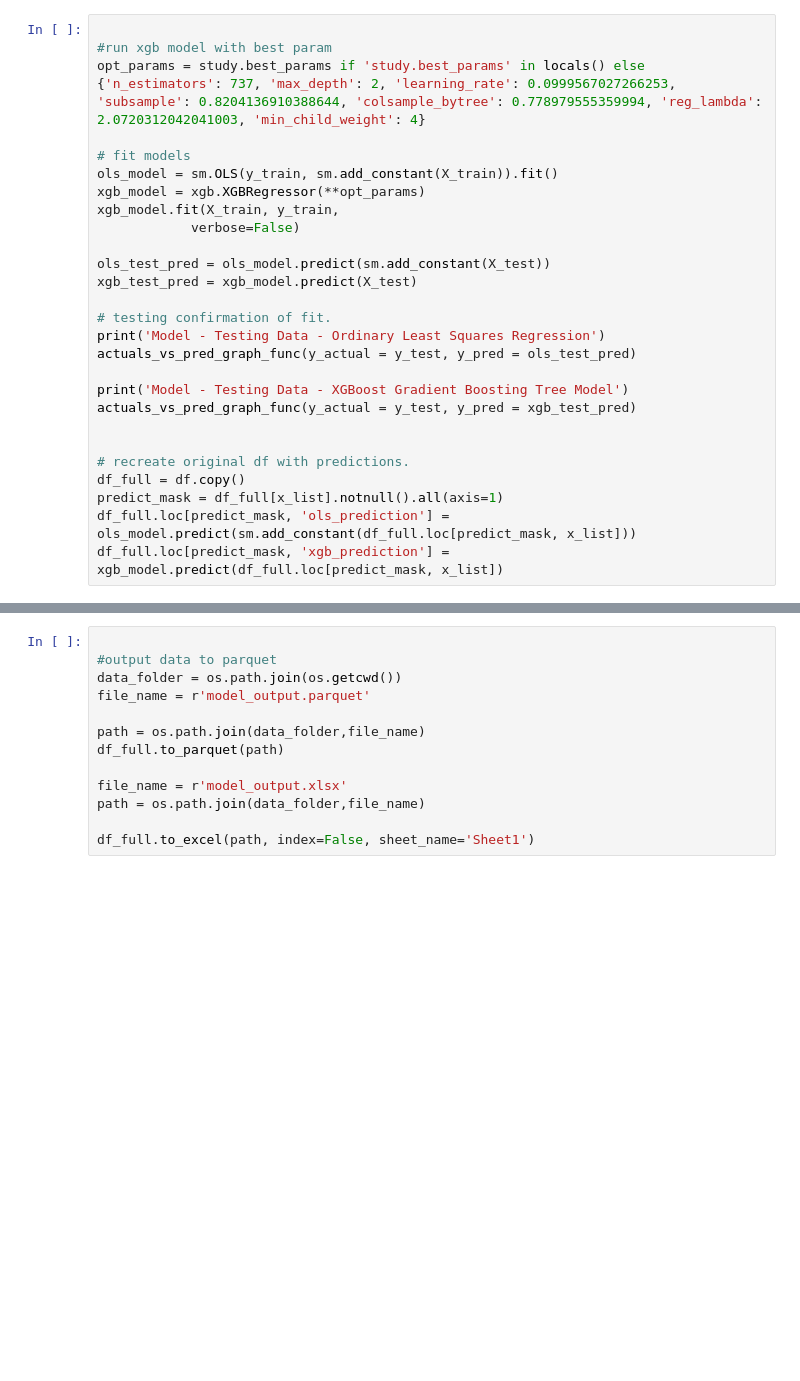
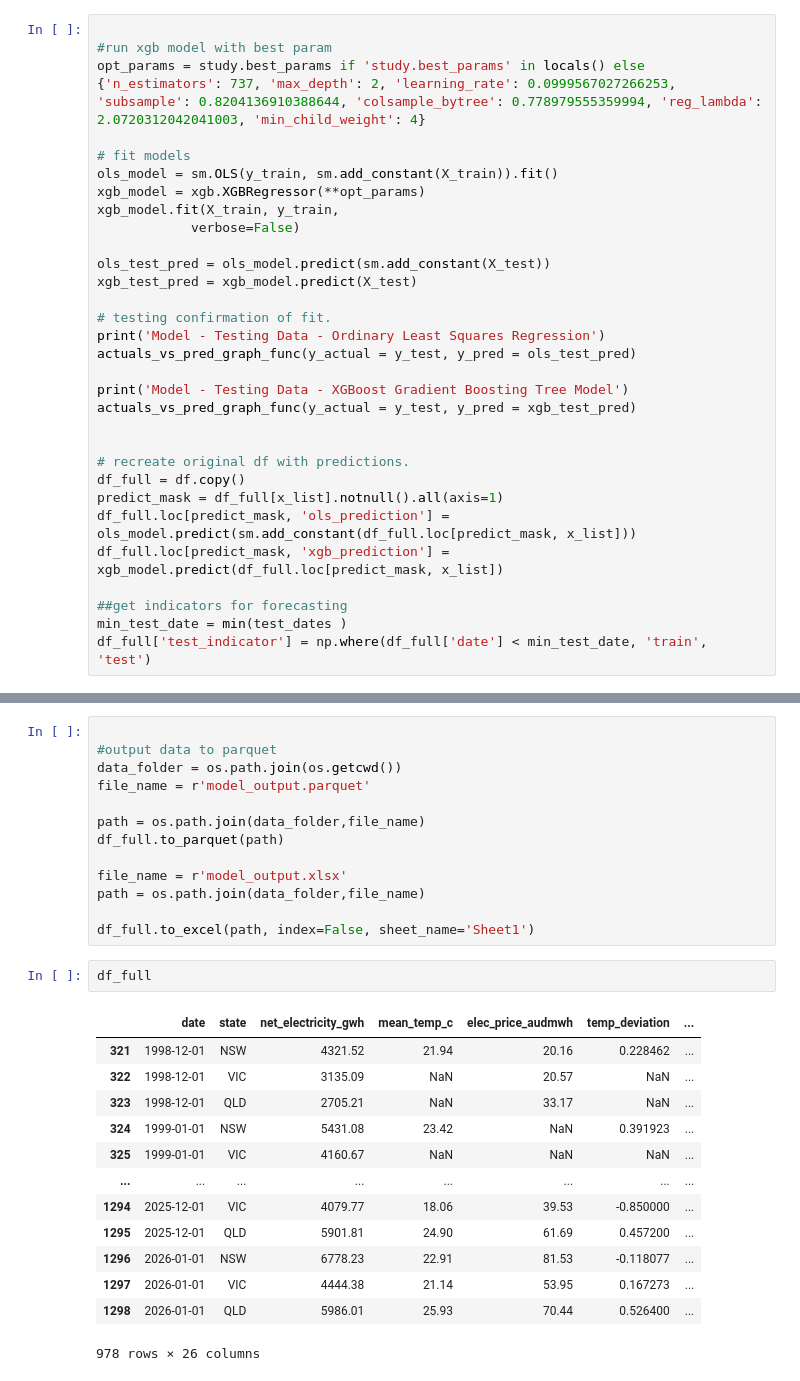
Before and after one commit to DavidP-01/example_analysis_david_p, a Jupyter notebook: Portfolio Output/modelling_script.ipynb, the cells around one changed output, grey strips where cells are left out. Saved outputs shown, nothing was run; the diff lists cells and outputs as text; blank space fills up the shorter version.

```diff
--- a/Portfolio Output/modelling_script.ipynb
+++ b/Portfolio Output/modelling_script.ipynb
@@ -478,6 +478,10 @@ df_full = df.copy()
 predict_mask = df_full[x_list].notnull().all(axis=1)
 df_full.loc[predict_mask, 'ols_prediction'] = ols_model.predict(sm.add_constant(df_full.loc[predict_mask, x_list]))
 df_full.loc[predict_mask, 'xgb_prediction'] = xgb_model.predict(df_full.loc[predict_mask, x_list])
+
+##get indicators for forecasting
+min_test_date = min(test_dates )
+df_full['test_indicator'] = np.where(df_full['date'] < min_test_date, 'train', 'test')
 # %% [output]
 Model - Testing Data - Ordinary Least Squares Regression
 [figure]
@@ -540,3 +544,19 @@ file_name = r'model_output.xlsx'
 path = os.path.join(data_folder,file_name)
 
 df_full.to_excel(path, index=False, sheet_name='Sheet1')
+# %%
+df_full
+# %% [output]
+|  | date | state | net_electricity_gwh | mean_temp_c | elec_price_audmwh | temp_deviation | ... |
+| 321 | 1998-12-01 | NSW | 4321.52 | 21.94 | 20.16 | 0.228462 | ... |
+| 322 | 1998-12-01 | VIC | 3135.09 | NaN | 20.57 | NaN | ... |
+| 323 | 1998-12-01 | QLD | 2705.21 | NaN | 33.17 | NaN | ... |
+| 324 | 1999-01-01 | NSW | 5431.08 | 23.42 | NaN | 0.391923 | ... |
+| 325 | 1999-01-01 | VIC | 4160.67 | NaN | NaN | NaN | ... |
+| ... | ... | ... | ... | ... | ... | ... | ... |
+| 1294 | 2025-12-01 | VIC | 4079.77 | 18.06 | 39.53 | -0.850000 | ... |
+| 1295 | 2025-12-01 | QLD | 5901.81 | 24.90 | 61.69 | 0.457200 | ... |
+| 1296 | 2026-01-01 | NSW | 6778.23 | 22.91 | 81.53 | -0.118077 | ... |
+| 1297 | 2026-01-01 | VIC | 4444.38 | 21.14 | 53.95 | 0.167273 | ... |
+| 1298 | 2026-01-01 | QLD | 5986.01 | 25.93 | 70.44 | 0.526400 | ... |
+978 rows × 26 columns
```
Also changed, not shown: parts of 3 cells of this notebook, 5 other files.
